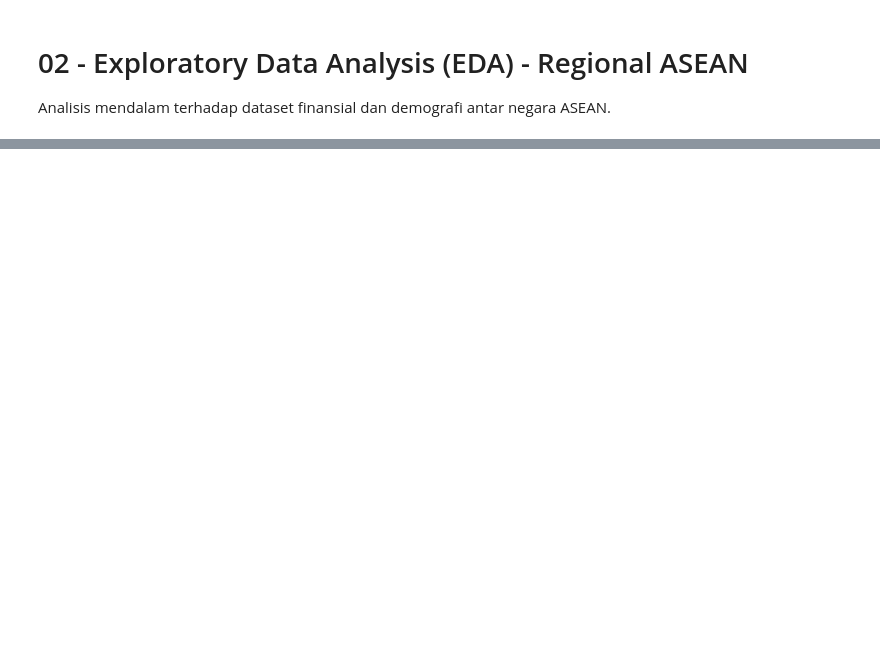
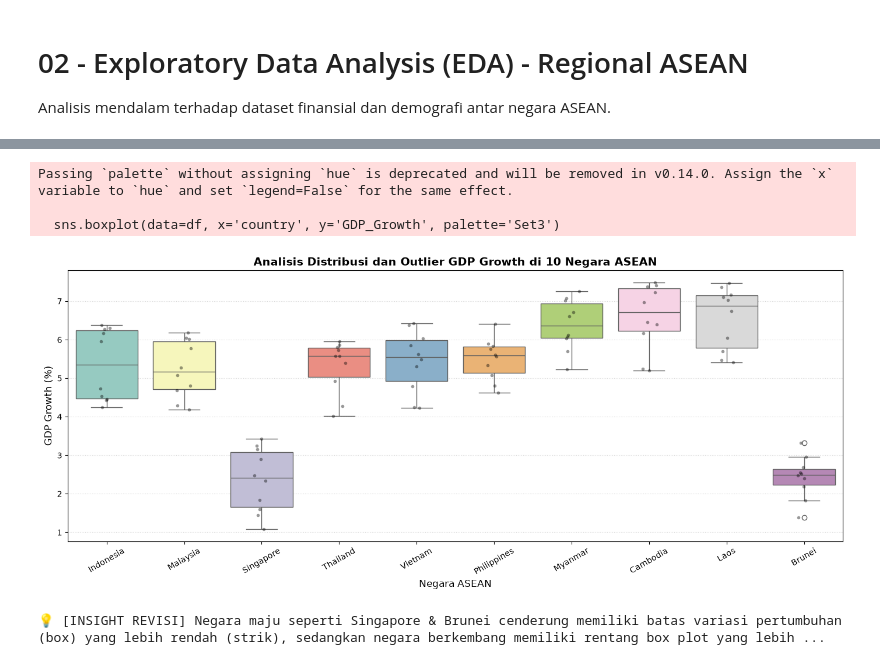
Before and after one commit to daifa-maulana/Kelompok1-ML, a Jupyter notebook: notebooks/02_eda.ipynb, the cells around one changed output, grey strips where cells are left out. Drawn from its saved outputs; the diff is of its cells as text; code cells hidden in the pictures; blank space fills up the shorter version.

```diff
--- a/notebooks/02_eda.ipynb
+++ b/notebooks/02_eda.ipynb
@@ -93,28 +155,28 @@ plt.show()
 # %%
-# 4. Distribusi dan Deteksi Outlier GDP Growth Per Negara menggunakan Box Plot
-plt.figure(figsize=(14, 7))
-sns.boxplot(
-    data=df,
-    x='country',
-    y='GDP_Growth',
-    palette='Set2'
-)
+import pandas as pd
+import matplotlib.pyplot as plt
+import seaborn as sns
 
-sns.stripplot(
-    data=df,
-    x='country',
-    y='GDP_Growth',
-    color='black',
-    alpha=0.3,
-    size=4,
-    jitter=True
-)
+df = pd.read_csv(r'c:\Users\Fauzi Rizky\Kelompok1-ML\data\processed\dataset_asean.csv')
 
-plt.axhline(0, color='red', linestyle='--', alpha=0.5)
-plt.title('Analisis Distribusi dan Outlier GDP Growth per Negara ASEAN', fontsize=14, fontweight='bold')
-plt.xlabel('Negara')
-plt.ylabel('GDP Growth (%)')
+plt.figure(figsize=(14, 6))
+# Membuat boxplot sebaran GDP Growth 10 negara
+sns.boxplot(data=df, x='country', y='GDP_Growth', palette='Set3')
+# Menimpa dengan stripplot agar titik data pencilan (outlier) terlihat jelas
+sns.stripplot(data=df, x='country', y='GDP_Growth', color='black', alpha=0.4, size=4)
+
+plt.title('Analisis Distribusi dan Outlier GDP Growth di 10 Negara ASEAN', fontsize=14, fontweight='bold')
+plt.xlabel('Negara ASEAN', fontsize=12)
+plt.ylabel('GDP Growth (%)', fontsize=12)
 plt.xticks(rotation=30)
 plt.grid(axis='y', linestyle=':', alpha=0.5)
 plt.tight_layout()
 plt.show()
+
+print("💡 [INSIGHT REVISI] Negara maju seperti Singapore & Brunei cenderung memiliki batas variasi pertumbuhan (box) yang lebih rendah (strik), sedangkan negara berkembang memiliki rentang box plot yang lebih tinggi.")
+# %% [output]
+Passing `palette` without assigning `hue` is deprecated and will be removed in v0.14.0. Assign the `x` variable to `hue` and set `legend=False` for the same effect.
+
+  sns.boxplot(data=df, x='country', y='GDP_Growth', palette='Set3')
+[figure, added]
+💡 [INSIGHT REVISI] Negara maju seperti Singapore & Brunei cenderung memiliki batas variasi pertumbuhan (box) yang lebih rendah (strik), sedangkan negara berkembang memiliki rentang box plot yang lebih ...
```
Also changed, not shown: parts of 11 cells of this notebook, 4 other files.
